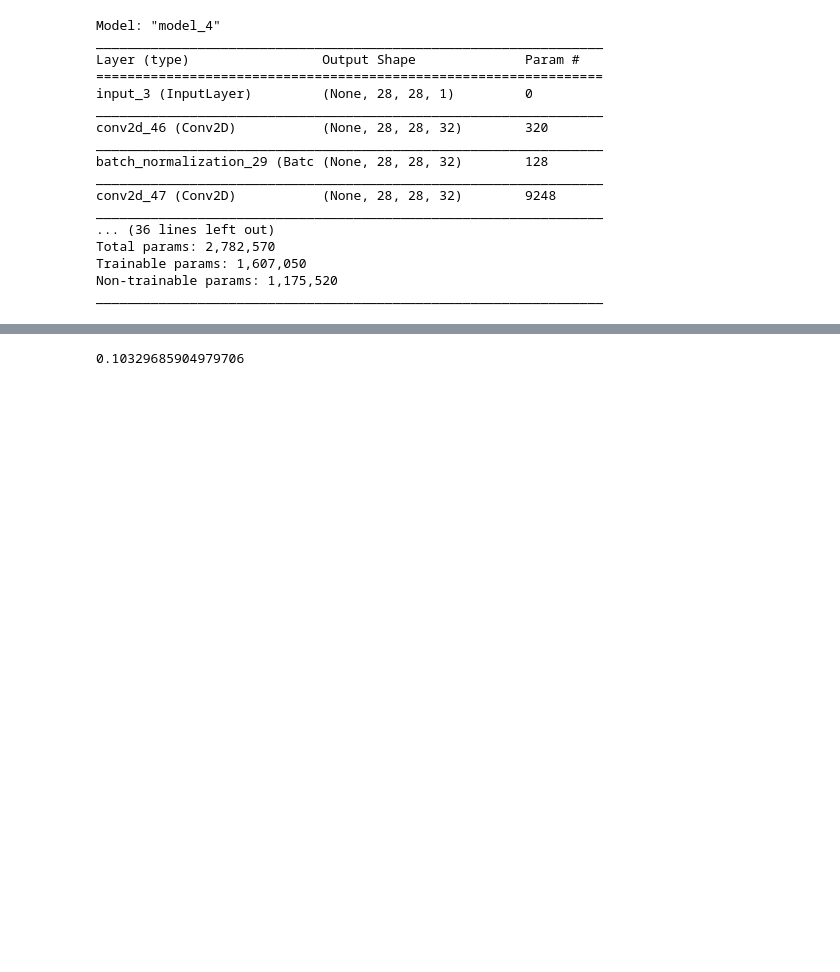
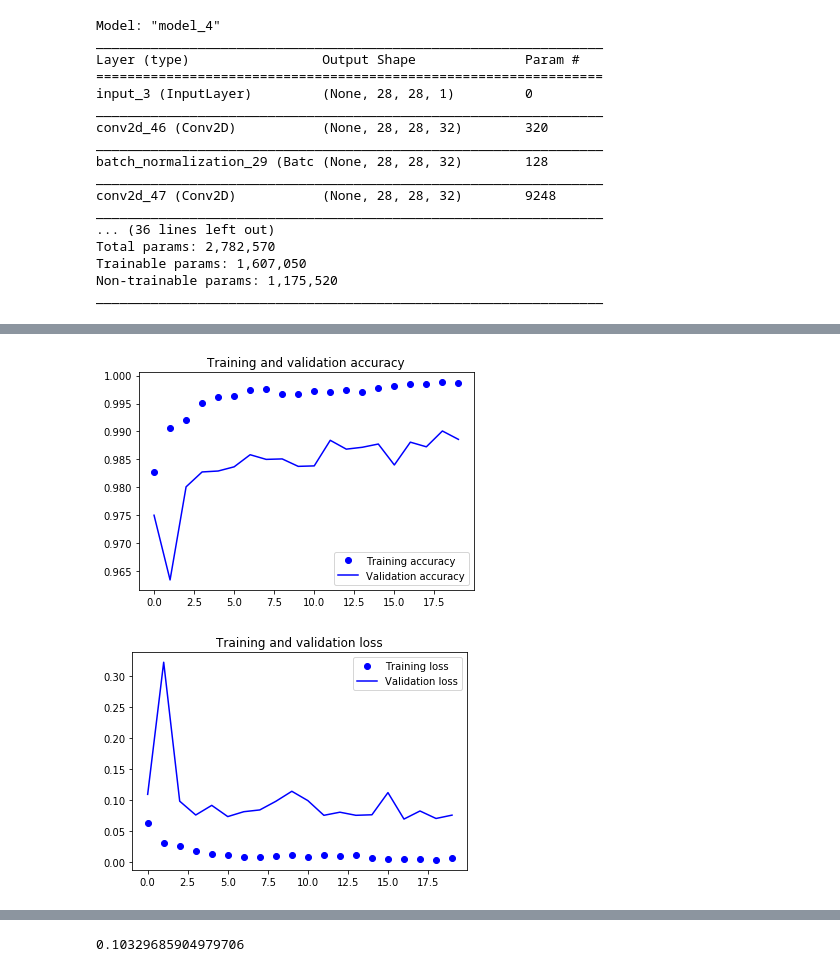
Before and after one commit to ganeesha18/CNN-ML, a Jupyter notebook: quetion3.ipynb, the cells around one changed output, grey strips where cells are left out. Cells and saved outputs as stored; diff of their text form; code cells hidden in the pictures; blank space fills up the shorter version.

Commit message:
q3 commit test model

```diff
--- a/quetion3.ipynb
+++ b/quetion3.ipynb
@@ -236,4 +236,4 @@ for layer in full_model.layers[0:19]:
 # %%
 full_model.compile(loss=keras.losses.categorical_crossentropy, optimizer=keras.optimizers.Adam(),metrics=['accuracy'])
 # %%
-classify_train = full_model.fit(train_X, train_label, batch_size=64,epochs=100,verbose=1,validation_split=0.2)
+classify_train = full_model.fit(X_train, y_train, batch_size=batch_size,epochs=epochs,verbose=1,validation_split=0.2)
@@ -242,17 +280,20 @@ full_model.save_weights('classification_complete.h5')
 # %%
-accuracy = classify_train.history['acc']
-val_accuracy = classify_train.history['val_acc']
+accuracy = classify_train.history['accuracy']
+val_accuracy = classify_train.history['val_accuracy']
 loss = classify_train.history['loss']
 val_loss = classify_train.history['val_loss']
 epochs = range(len(accuracy))
 plt.plot(epochs, accuracy, 'bo', label='Training accuracy')
 plt.plot(epochs, val_accuracy, 'b', label='Validation accuracy')
 plt.title('Training and validation accuracy')
 plt.legend()
 plt.figure()
 plt.plot(epochs, loss, 'bo', label='Training loss')
 plt.plot(epochs, val_loss, 'b', label='Validation loss')
 plt.title('Training and validation loss')
 plt.legend()
 plt.show()
+# %% [output]
+[figure, added]
+[figure, added]
 # %%
```
Also changed, not shown: parts of 5 cells of this notebook, 3 other files.
